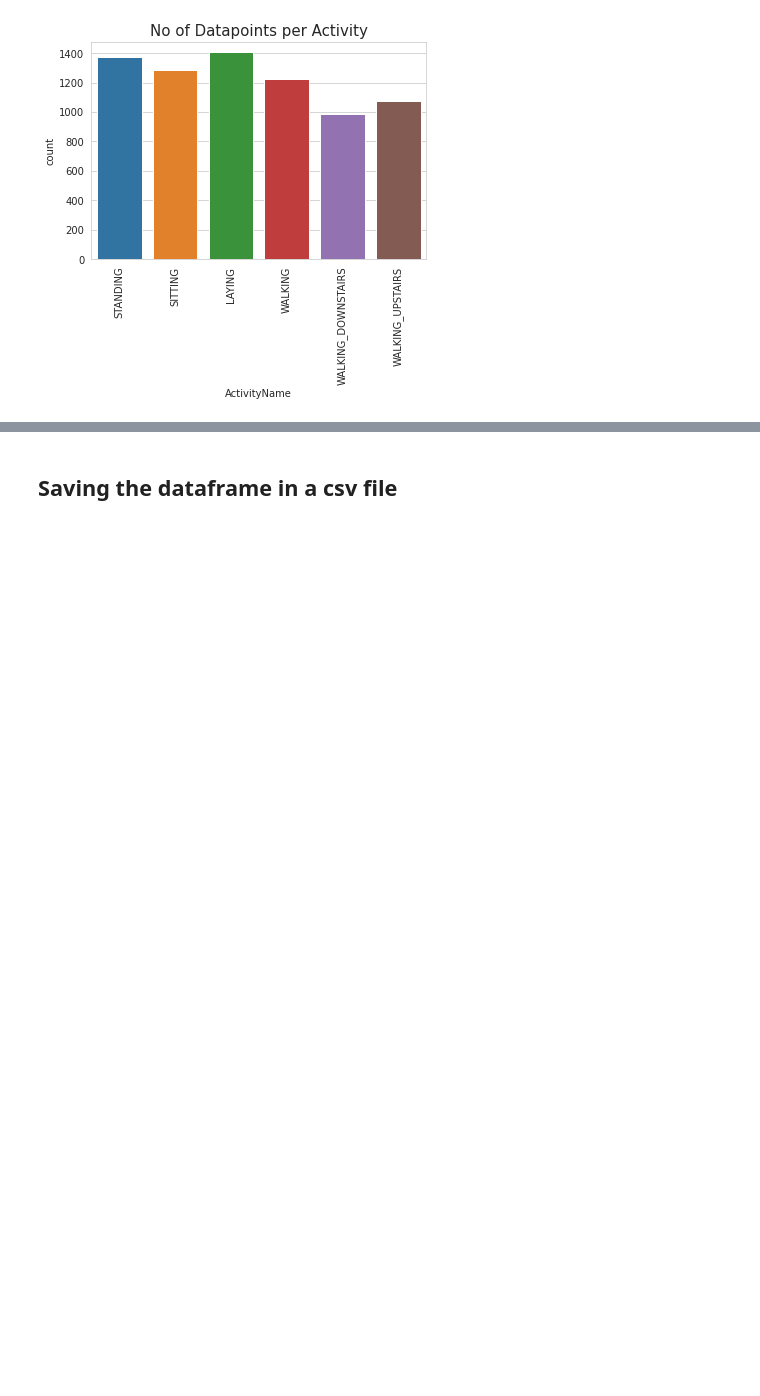
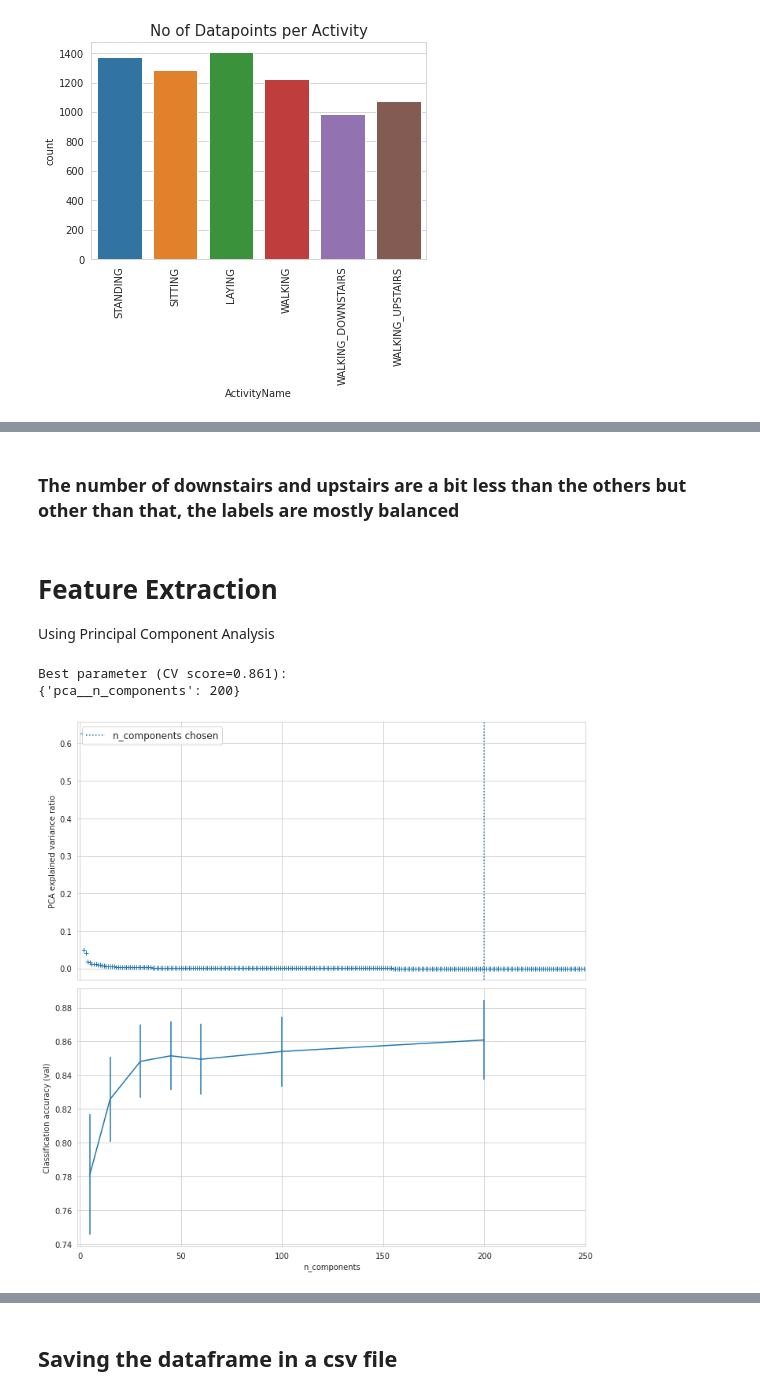
Before and after one commit to Aniket-tempest/HAR-EmployeeIdentification, a Jupyter notebook: HAR_DataPrep.ipynb, the cells around one changed output, grey strips where cells are left out. Drawn from its saved outputs; the diff is of its cells as text; code cells hidden in the pictures; blank space fills up the shorter version.

```diff
--- a/HAR_DataPrep.ipynb
+++ b/HAR_DataPrep.ipynb
@@ -152,0 +177,65 @@ Index(['tBodyAccmeanX', 'tBodyAccmeanY', 'tBodyAccmeanZ', 'tBodyAccstdX',
+# %% [markdown]
+### The number of downstairs and upstairs are a bit less than the others but other than that, the labels are mostly balanced
+# %% [markdown]
+# Feature Extraction
+
+Using Principal Component Analysis
+# %%
+X_train, y_train = train.iloc[:, :-3].values, train.iloc[:, -2].values
+X_test, y_test = test.iloc[:, :-3].values, test.iloc[:, -2].values
+# %%
+pca = PCA()
+# Define a Standard Scaler to normalize inputs
+scaler = StandardScaler()
+
+# set the tolerance to a large value to make the example faster
+clf = sklearn.svm.SVC(gamma='scale', probability=True)
+pipe = Pipeline(steps=[("scaler", scaler), ("pca", pca), ("classif", clf)])
+
+# Parameters of pipelines can be set using '__' separated parameter names:
+param_grid = {
+    "pca__n_components": [5, 15, 30, 45, 60, 100, 200]
+}
+
+search = GridSearchCV(pipe, param_grid)
+# %%
+search.fit(X_train, y_train)
+print("Best parameter (CV score=%0.3f):" % search.best_score_)
+print(search.best_params_)
+
+# Plot the PCA spectrum
+pca.fit(X_train)
+
+fig, (ax0, ax1) = plt.subplots(nrows=2, sharex=True, figsize=(10, 10))
+ax0.plot(
+    np.arange(1, pca.n_components_ + 1), pca.explained_variance_ratio_, "+", linewidth=2
+)
+ax0.set_ylabel("PCA explained variance ratio")
+
+ax0.axvline(
+    search.best_estimator_.named_steps["pca"].n_components,
+    linestyle=":",
+    label="n_components chosen",
+)
+ax0.legend(prop=dict(size=12))
+# For each number of components, find the best classifier results
+results = pd.DataFrame(search.cv_results_)
+components_col = "param_pca__n_components"
+best_clfs = results.groupby(components_col).apply(
+    lambda g: g.nlargest(1, "mean_test_score")
+)
+
+best_clfs.plot(
+    x=components_col, y="mean_test_score", yerr="std_test_score", legend=False, ax=ax1
+)
+ax1.set_ylabel("Classification accuracy (val)")
+ax1.set_xlabel("n_components")
+
+plt.xlim(-1, 250)
+
+plt.tight_layout()
+plt.show()
+# %% [output]
+Best parameter (CV score=0.861):
+{'pca__n_components': 200}
+[figure, added]
```
Also changed, not shown: parts of 28 cells of this notebook.
